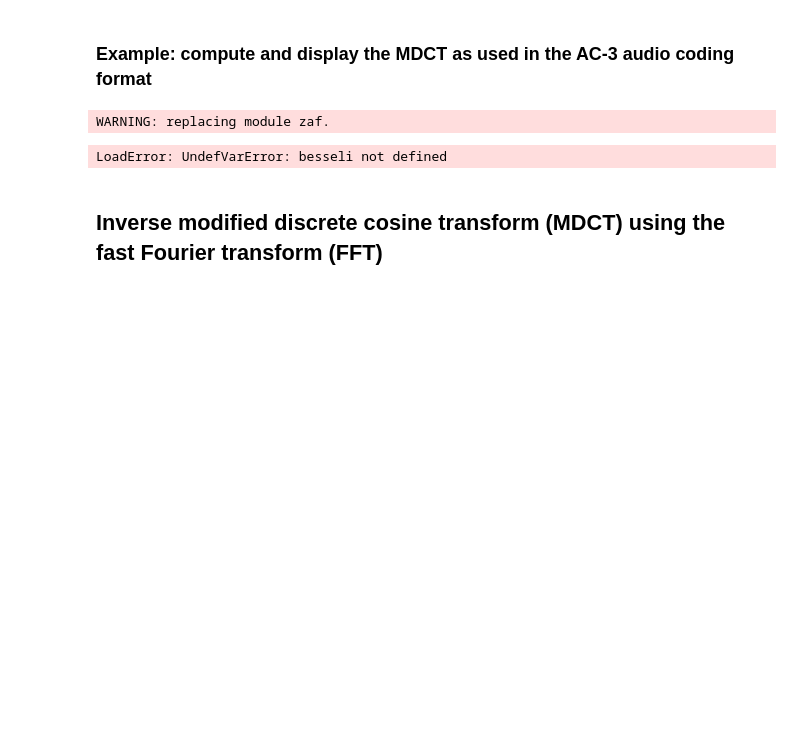
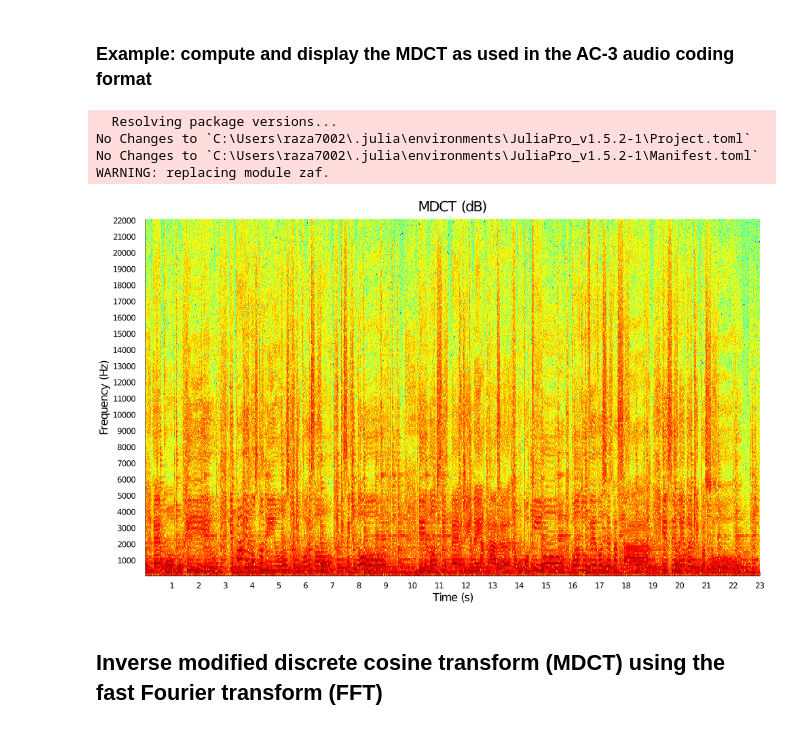
Before and after one commit to zafarrafii/Zaf-Julia, a Jupyter notebook: examples.ipynb, the cells around one changed output. Saved outputs shown, nothing was run; the diff lists cells and outputs as text; code cells hidden in the pictures; blank space fills up the shorter version.

Commit message:
Finished mdct function; removed kaiser function from module and added in example instead.

```diff
--- a/examples.ipynb
+++ b/examples.ipynb
@@ -1,2 +1,13 @@
 # %% [markdown]
 # Examples
+# %%
+using DSP
+
+# window_length = 8
+# window_function = hamming(window_length+1, zerophase=false)[1:end-1]
+# print(window_function)
+
+window_length = 8
+alpha_value = 5
+window_function = kaiser(convert(Int, window_length/2)+1, alpha_value)
+print(window_function)
@@ -507,42 +519,53 @@ Output:
 # %% [markdown]
 ### Example: compute and display the MDCT as used in the AC-3 audio coding format
 # %%
+# Compute the Kaiser window using the modified Bessel function of the first kind
+Pkg.add("SpecialFunctions")
+using SpecialFunctions
+
+function kaiser(window_length, alpha_value)
+
+    window_function = zeros(window_length)
+    for window_index = 1:window_length
+        window_function[window_index] = besseli(0, alpha_value*sqrt(1-(2*(window_index-1)/(window_length-1)-1) .^ 2))
+    end
+    window_function = window_function / besseli(0, alpha_value)
+
+end
+
+
 # Load the modules
 include("./zaf.jl")
 using .zaf
 using WAV
 using Statistics
 using Plots
 
 # Read the audio signal with its sampling frequency in Hz, and average it over its channels
 audio_signal, sampling_frequency = wavread("audio_file.wav")
 audio_signal = mean(audio_signal, dims=2)
 
 # Compute the Kaiser-Bessel-derived (KBD) window as used in the AC-3 audio coding format
 window_length = 512
 alpha_value = 5
-window_function = zaf.kaiser(convert(Int, window_length/2)+1, alpha_value*pi);
+window_function = kaiser(convert(Int, window_length/2)+1, alpha_value*pi);
 window_function2 = cumsum(window_function[1:convert(Int, window_length/2)]);
 window_function = sqrt.([window_function2; window_function2[convert(Int, window_length/2):-1:1]]./sum(window_function));
-
-
-# window_function = np.kaiser(int(window_length/2)+1, alpha_value*np.pi)
-# window_function2 = np.cumsum(window_function[1:int(window_length/2)])
-# window_function = np.sqrt(np.concatenate((window_function2, window_function2[int(window_length/2)::-1]))
-#                           /np.sum(window_function))
-
 
 # Compute the MDCT
 audio_mdct = zaf.mdct(audio_signal, window_function)
 
 # Display the MDCT in dB, seconds, and Hz
 xtick_step = 1
 ytick_step = 1000
-plot_object = zaf.specshow(audio_mdct, length(audio_signal), sampling_frequency, xtick_step, ytick_step)
+plot_object = zaf.specshow(abs.(audio_mdct), length(audio_signal), sampling_frequency, xtick_step, ytick_step)
 heatmap!(title = "MDCT (dB)", size = (990, 600))
 # %% [output]
+  Resolving package versions...
+No Changes to `C:\Users\raza7002\.julia\environments\JuliaPro_v1.5.2-1\Project.toml`
+No Changes to `C:\Users\raza7002\.julia\environments\JuliaPro_v1.5.2-1\Manifest.toml`
 WARNING: replacing module zaf.
-LoadError: UndefVarError: besseli not defined
+[figure, added]
 # %% [markdown]
 ## <a id="imdct"></a>Inverse modified discrete cosine transform (MDCT) using the fast Fourier transform (FFT)
 # %% [markdown]
```
Also changed, not shown: parts of 3 cells of this notebook, 2 other files.
